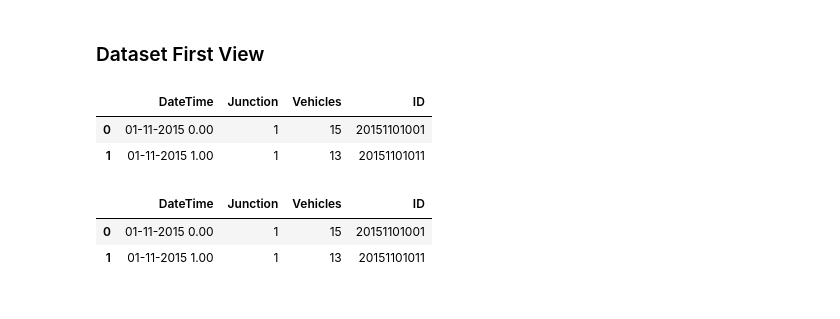
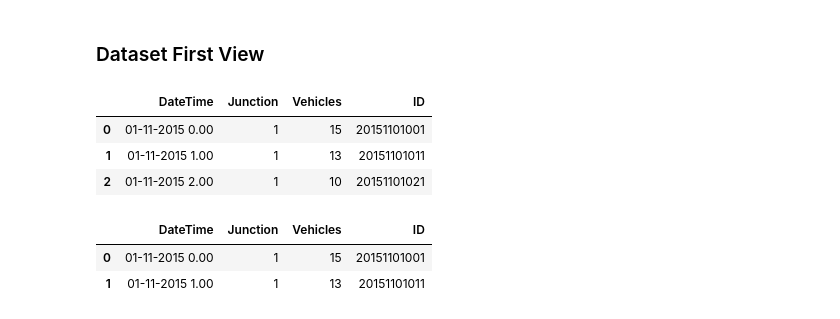
Before and after one commit to Mostaqul143/Upskill-Campas, a Jupyter notebook: Traffic Prediction.ipynb, the cells around one changed output. Drawn from its saved outputs; the diff is of its cells as text; code cells hidden in the pictures.

```diff
--- a/Traffic Prediction.ipynb
+++ b/Traffic Prediction.ipynb
@@ -42,11 +42,12 @@ train_df= pd.read_csv("train.csv")
 # %%
 # Dataset First Look
 
-train_df.head(2)
+train_df.head(3)
 # %% [output]
 |  | DateTime | Junction | Vehicles | ID |
 | 0 | 01-11-2015 0.00 | 1 | 15 | 20151101001 |
 | 1 | 01-11-2015 1.00 | 1 | 13 | 20151101011 |
+| 2 | 01-11-2015 2.00 | 1 | 10 | 20151101021 |
 # %%
 train_df.head(2)
 # %% [output]
```
